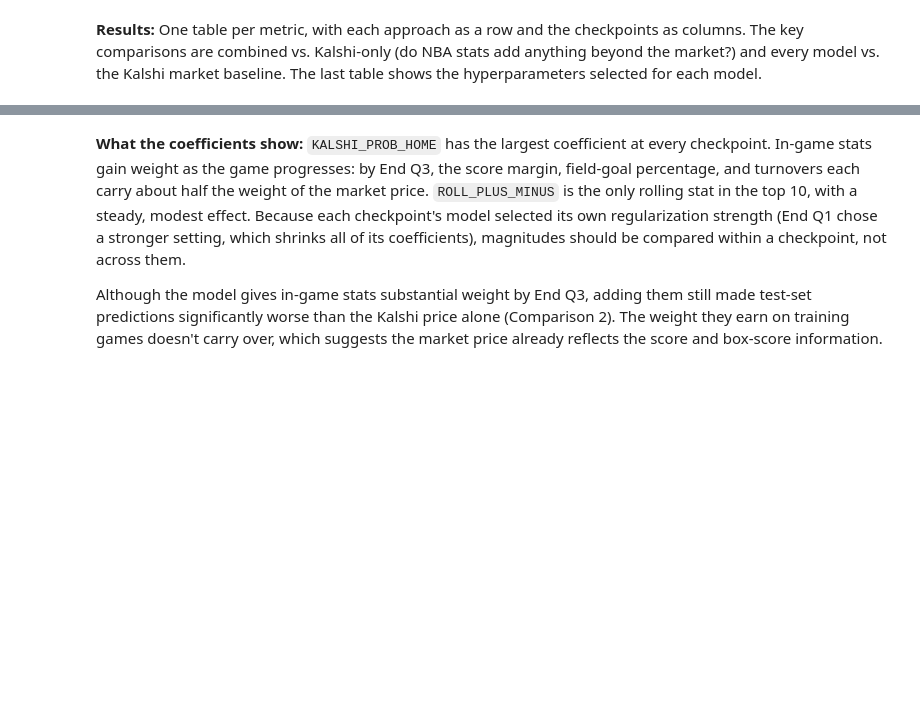
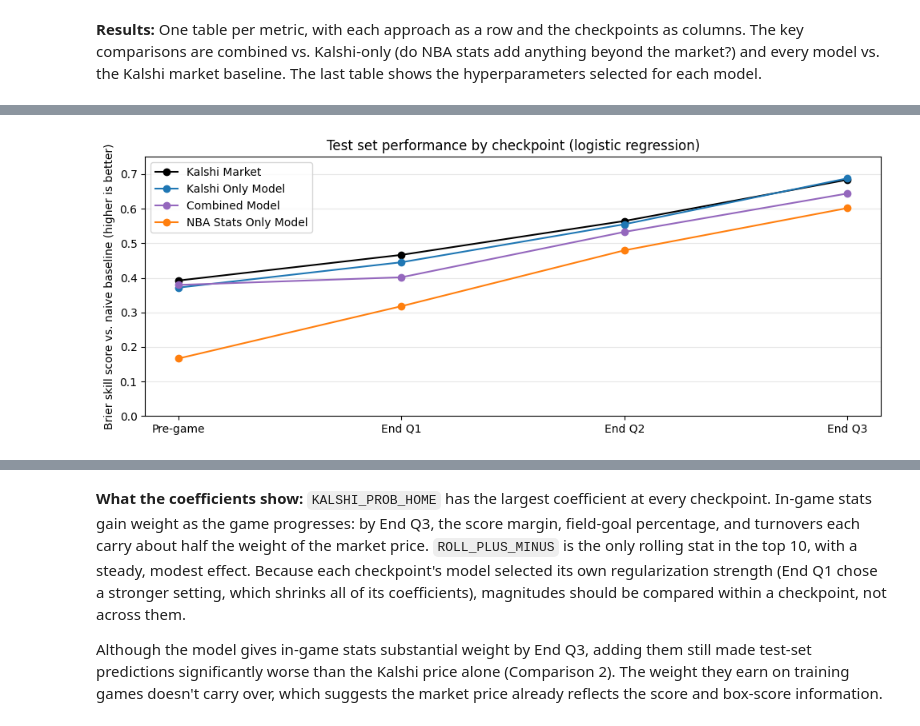
Before and after one commit to brad-hof/Milestone2, a Jupyter notebook: Notebooks/supervised_section.ipynb, the cells around one changed output, grey strips where cells are left out. Cells and saved outputs as stored; diff of their text form; code cells hidden in the pictures; blank space fills up the shorter version.

Commit message:
Add supervised visualizations and markdown cells

```diff
--- a/Notebooks/supervised_section.ipynb
+++ b/Notebooks/supervised_section.ipynb
@@ -15,11 +15,18 @@ import numpy as np
 import pandas as pd
 from pathlib import Path
 
+import matplotlib.pyplot as plt
+
 pd.set_option("display.max_columns", None)
+pd.set_option("display.max_colwidth", None)
 
 PROCESSED_DIR = Path("../data/processed")
 CHECKPOINTS = ["pregame", "endq1", "endq2", "endq3"]
+LABELS = ["Pre-game", "End Q1", "End Q2", "End Q3"]
 RANDOM_STATE = 42
+
+VIZ_DIR = Path("../visualizations")
+VIZ_DIR.mkdir(exist_ok=True)
 # %% [markdown]
 ## 2. Load Data
 
@@ -196,7 +203,8 @@ endq3 done
 **Results:** One table per metric, with each approach as a row and the checkpoints as columns. The key comparisons are combined vs. Kalshi-only (do NBA stats add anything beyond the market?) and every model vs. the Kalshi market baseline. The last table shows the hyperparameters selected for each model.
 # %%
 def metric_table(metric):
-    return (results.pivot(index=["features", "model"], columns="checkpoint", values=metric)[CHECKPOINTS].round(4))
+    """One metric as a table: feature set and model as rows, checkpoints as columns (in game order)."""
+    return results.pivot(index=["features", "model"], columns="checkpoint", values=metric)[CHECKPOINTS].round(4)
 
 print("Brier score (lower is better)")
 display(metric_table("brier"))
@@ -262,3 +270,33 @@ Selected hyperparameters
 | nba_stats_only | knn | {'kneighborsclassifier__n_neighbo... | {'kneighborsclassifier__n_neighbo... | {'kneighborsclassifier__n_neighbo... | {'kneighborsclassifier__n_neighbo... |
 |  | logistic_regression | {'logisticregression__C': 0.01} | {'logisticregression__C': 0.01} | {'logisticregression__C': 0.1} | {'logisticregression__C': 0.1} |
 |  | random_forest | {'max_features': 0.5, 'min_sample... | {'max_features': 0.5, 'min_sample... | {'max_features': 0.5, 'min_sample... | {'max_features': 0.5, 'min_sample... |
+# %%
+# Figure: Brier skill score by checkpoint for the market and each feature set (logistic regression)
+
+brier = metric_table("brier")
+skill = 1 - brier / brier.loc[("naive", "baseline")]  # Brier skill score: 0 = no better than naive, 1 = perfect
+
+# (row in the Brier table, legend label, color); all models are logistic regression so only the features differ
+lines = [
+    (("kalshi_market", "baseline"), "Kalshi Market", "black"),
+    (("kalshi_only", "logistic_regression"), "Kalshi Only Model", "tab:blue"),
+    (("combined", "logistic_regression"), "Combined Model", "tab:purple"),
+    (("nba_stats_only", "logistic_regression"), "NBA Stats Only Model", "tab:orange"),
+]
+
+fig, ax = plt.subplots(figsize=(10, 4))
+
+for key, label, color in lines:
+    ax.plot(LABELS, skill.loc[key], marker="o", label=label, color=color)
+
+ax.set_ylim(0, 0.75)
+ax.grid(axis="y", alpha=0.3)
+ax.set_ylabel("Brier skill score vs. naive baseline (higher is better)")
+ax.set_title("Test set performance by checkpoint (logistic regression)")
+ax.legend(loc="upper left")
+
+plt.tight_layout()
+plt.savefig(VIZ_DIR / "04_supervised_test_set_performance.png", dpi=300, bbox_inches="tight")
+plt.show()
+# %% [output]
+[figure, added]
```
Also changed, not shown: parts of 17 cells of this notebook, 4 other files.
